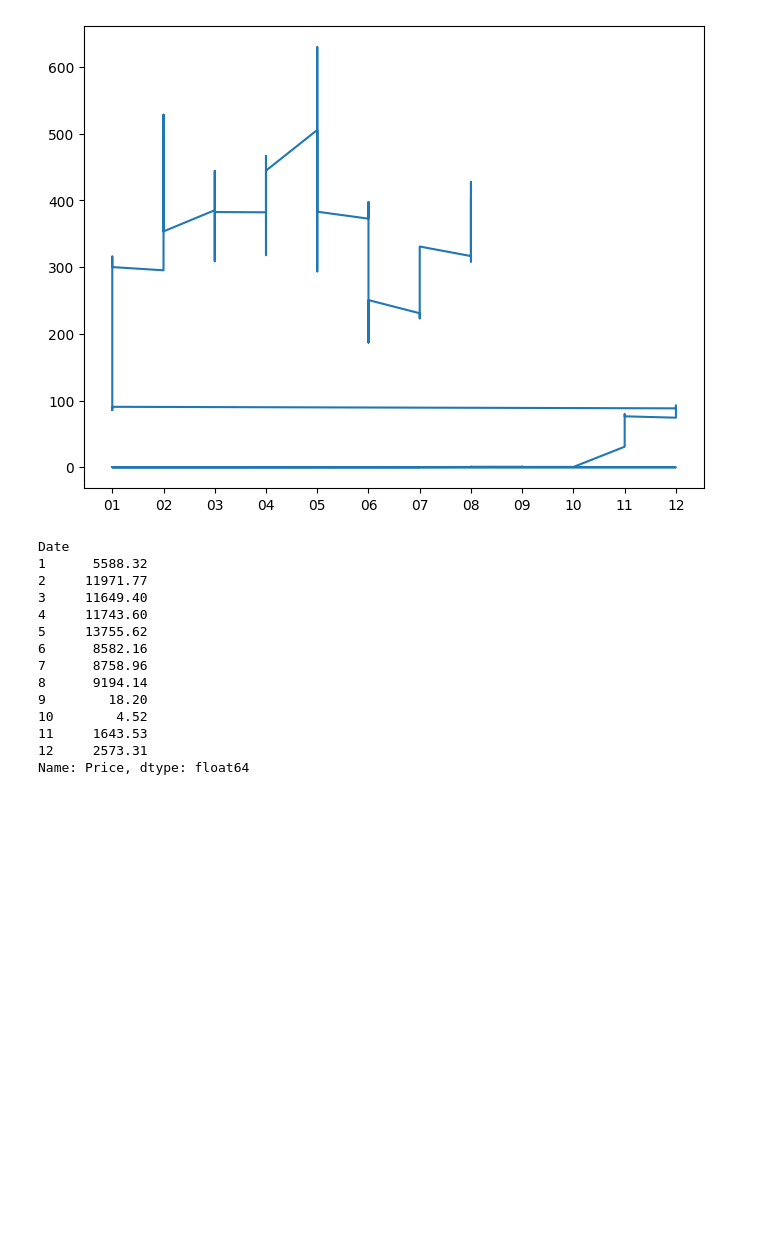
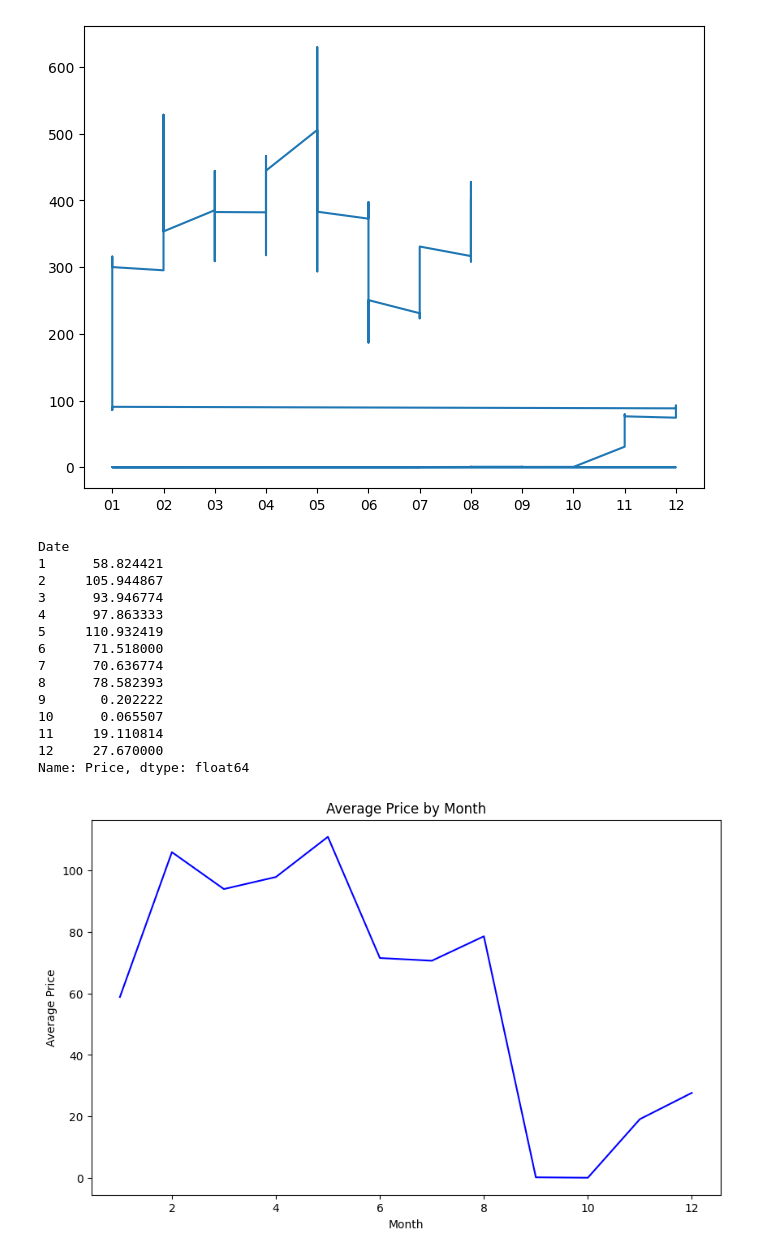
Before and after one commit to kashish1928/Cryptocurrency_History, a Jupyter notebook: analysis.ipynb, the cells around one changed output. Cells and saved outputs as stored; diff of their text form; code cells hidden in the pictures; blank space fills up the shorter version.

Commit message:
Added more visualiations to understand the data better

```diff
--- a/analysis.ipynb
+++ b/analysis.ipynb
@@ -102,23 +102,32 @@ ax.plot(df_updated.Month, df_updated.Price);
 [figure]
 # %%
 df_updated["Date"] = pd.to_datetime(df_updated["Date"])
-df_grouped = df_updated.groupby(df_updated.Date.dt.month)['Price'].sum()
+df_grouped = df_updated.groupby(df_updated.Date.dt.month)['Price'].mean()
 df_grouped
 # %% [output]
 Date
-1      5588.32
-2     11971.77
-3     11649.40
-4     11743.60
-5     13755.62
-6      8582.16
-7      8758.96
-8      9194.14
-9        18.20
-10        4.52
-11     1643.53
-12     2573.31
+1      58.824421
+2     105.944867
+3      93.946774
+4      97.863333
+5     110.932419
+6      71.518000
+7      70.636774
+8      78.582393
+9       0.202222
+10      0.065507
+11     19.110814
+12     27.670000
 Name: Price, dtype: float64
 # %%
 # fig, ax = plt.subplots(figsize=(8, 6))
 # ax.plot(df_updated.Month, df_updated.Price);
+plt.figure(figsize=(10, 6))  # Set the figure size (width, height)
+df_grouped.plot(kind='line', color='blue')  # Create a bar plot
+plt.title('Average Price by Month')  # Set the title of the plot
+plt.xlabel('Month')  # Set the label for the x-axis
+plt.ylabel('Average Price')  # Set the label for the y-axis
+plt.xticks(rotation=0)  # Rotate x-axis labels if needed
+plt.show()  # Display the plot
+# %% [output]
+[figure, added]
```
Also changed, not shown: parts of 1 cell of this notebook.
